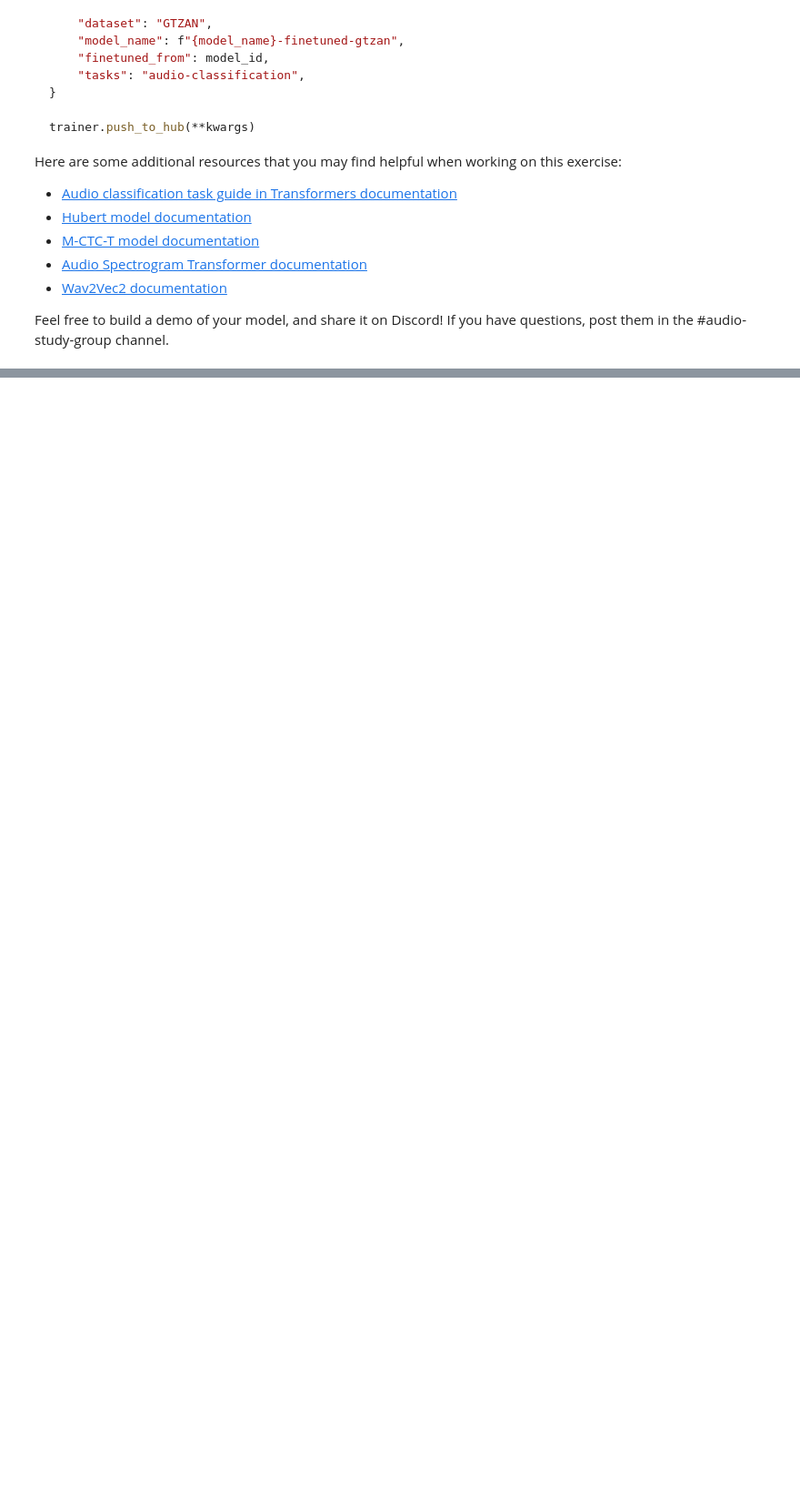
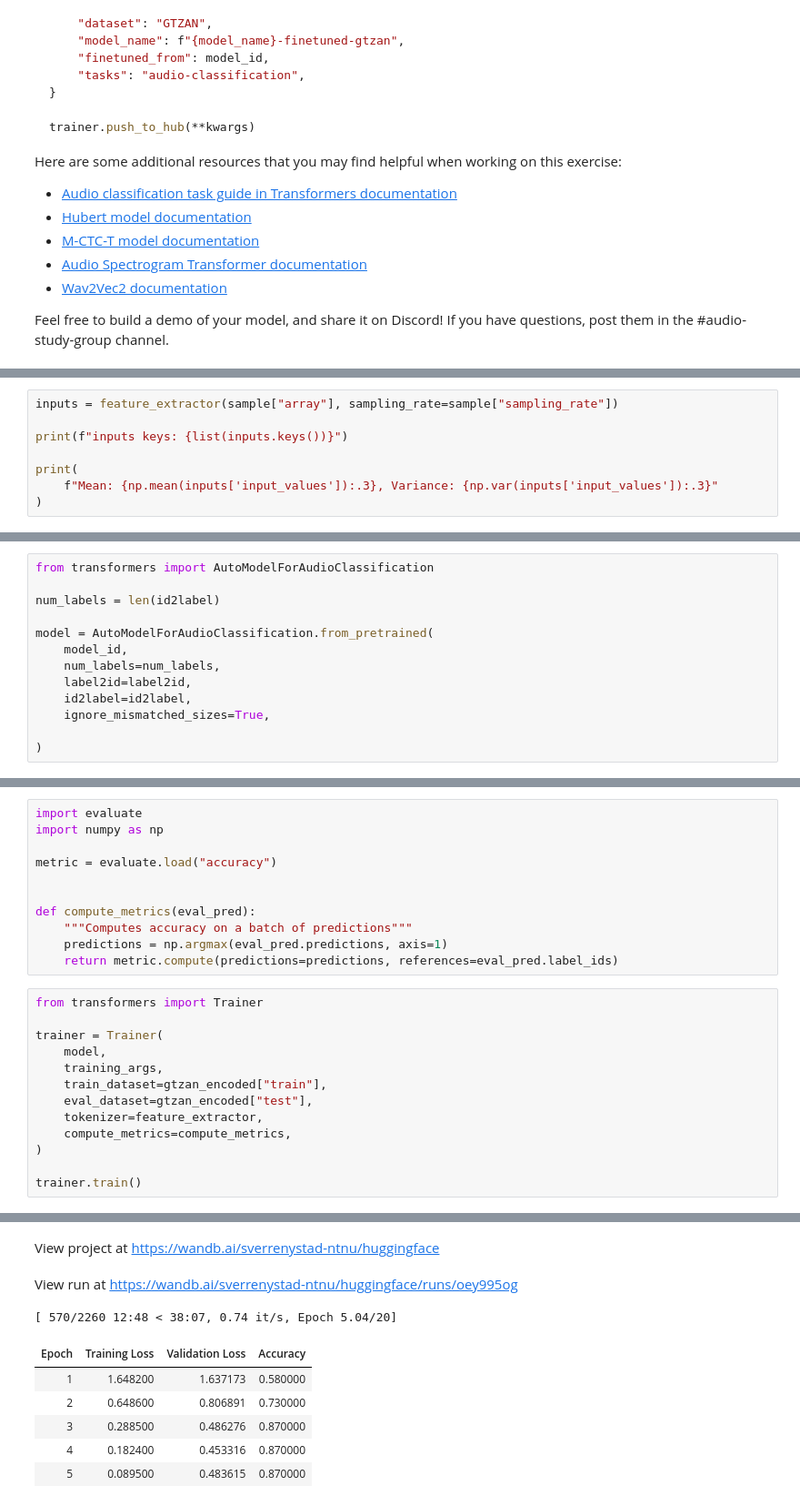
Before and after one commit to SverreNystad/audio-transformers, a Jupyter notebook: chapter_04/task.ipynb, the cells around one changed output, grey strips where cells are left out. Shown at 91% size. Drawn from its saved outputs; the diff is of its cells as text; blank space fills up the shorter version.

```diff
--- a/chapter_04/task.ipynb
+++ b/chapter_04/task.ipynb
@@ -39,0 +141,8 @@ Feel free to build a demo of your model, and share it on Discord! If you have qu
+# %%
+inputs = feature_extractor(sample["array"], sampling_rate=sample["sampling_rate"])
+
+print(f"inputs keys: {list(inputs.keys())}")
+
+print(
+    f"Mean: {np.mean(inputs['input_values']):.3}, Variance: {np.var(inputs['input_values']):.3}"
+)
@@ -39,0 +198,13 @@ Feel free to build a demo of your model, and share it on Discord! If you have qu
+# %%
+from transformers import AutoModelForAudioClassification
+
+num_labels = len(id2label)
+
+model = AutoModelForAudioClassification.from_pretrained(
+    model_id,
+    num_labels=num_labels,
+    label2id=label2id,
+    id2label=id2label,
+    ignore_mismatched_sizes=True,
+
+)
@@ -39,0 +246,25 @@ Feel free to build a demo of your model, and share it on Discord! If you have qu
+# %%
+import evaluate
+import numpy as np
+
+metric = evaluate.load("accuracy")
+
+
+def compute_metrics(eval_pred):
+    """Computes accuracy on a batch of predictions"""
+    predictions = np.argmax(eval_pred.predictions, axis=1)
+    return metric.compute(predictions=predictions, references=eval_pred.label_ids)
+# %%
+from transformers import Trainer
+
+trainer = Trainer(
+    model,
+    training_args,
+    train_dataset=gtzan_encoded["train"],
+    eval_dataset=gtzan_encoded["test"],
+    tokenizer=feature_extractor,
+    compute_metrics=compute_metrics,
+)
+
+trainer.train()
+# %% [output]
@@ -39,0 +285,9 @@ Feel free to build a demo of your model, and share it on Discord! If you have qu
+View project at https://wandb.ai/sverrenystad-ntnu/huggingface
+View run at https://wandb.ai/sverrenystad-ntnu/huggingface/runs/oey995og
+[ 570/2260 12:48 < 38:07, 0.74 it/s, Epoch 5.04/20]
+| Epoch | Training Loss | Validation Loss | Accuracy |
+| 1 | 1.648200 | 1.637173 | 0.580000 |
+| 2 | 0.648600 | 0.806891 | 0.730000 |
+| 3 | 0.288500 | 0.486276 | 0.870000 |
+| 4 | 0.182400 | 0.453316 | 0.870000 |
+| 5 | 0.089500 | 0.483615 | 0.870000 |
```
Also changed, not shown: parts of 18 cells of this notebook.
